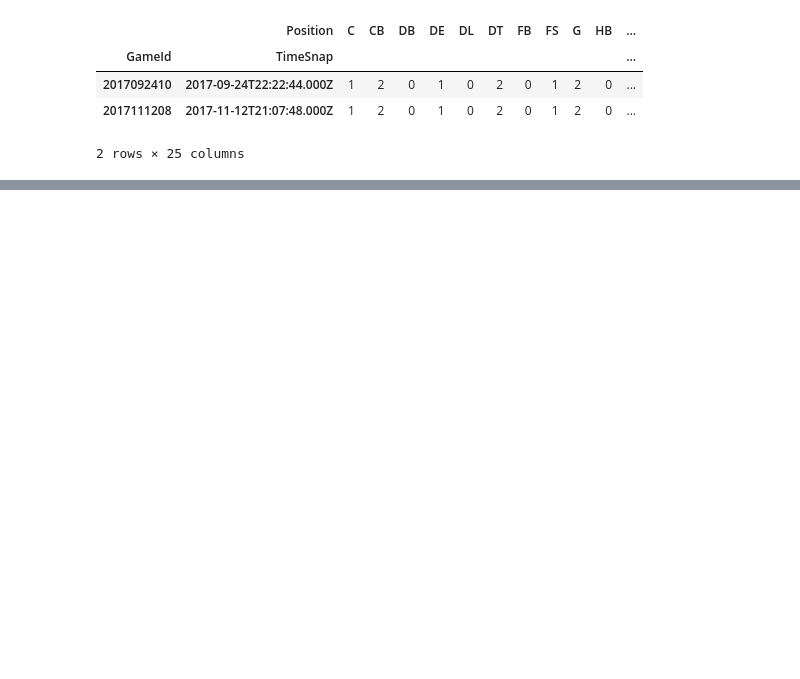
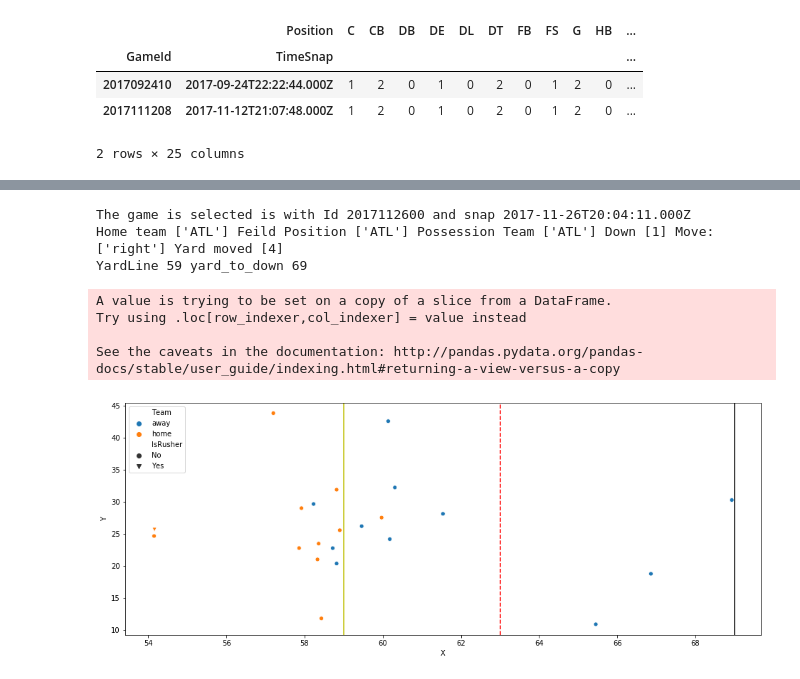
Before and after one commit to ejahanpour/NFL_prediction_Repo, a Jupyter notebook: models/understanding_data.ipynb, the cells around one changed output, grey strips where cells are left out. Cells and saved outputs as stored; diff of their text form; code cells hidden in the pictures; blank space fills up the shorter version.

```diff
--- a/models/understanding_data.ipynb
+++ b/models/understanding_data.ipynb
@@ -133,0 +140,14 @@ YardLine 59 yard_to_down 60
+# %%
+GameId = dataset.GameId.sample().values[0]
+TimeSnap = dataset[dataset.GameId == GameId]['TimeSnap'].sample().values[0]
+
+plot_field(GameId, TimeSnap)
+# %% [output]
+The game is selected is with Id 2017112600 and snap 2017-11-26T20:04:11.000Z
+Home team ['ATL'] Feild Position ['ATL'] Possession Team ['ATL'] Down [1] Move: ['right'] Yard moved [4]
+YardLine 59 yard_to_down 69
+A value is trying to be set on a copy of a slice from a DataFrame.
+Try using .loc[row_indexer,col_indexer] = value instead
+
+See the caveats in the documentation: http://pandas.pydata.org/pandas-docs/stable/user_guide/indexing.html#returning-a-view-versus-a-copy
+[figure, added]
```
Also changed, not shown: parts of 7 cells of this notebook, 8 other files.
